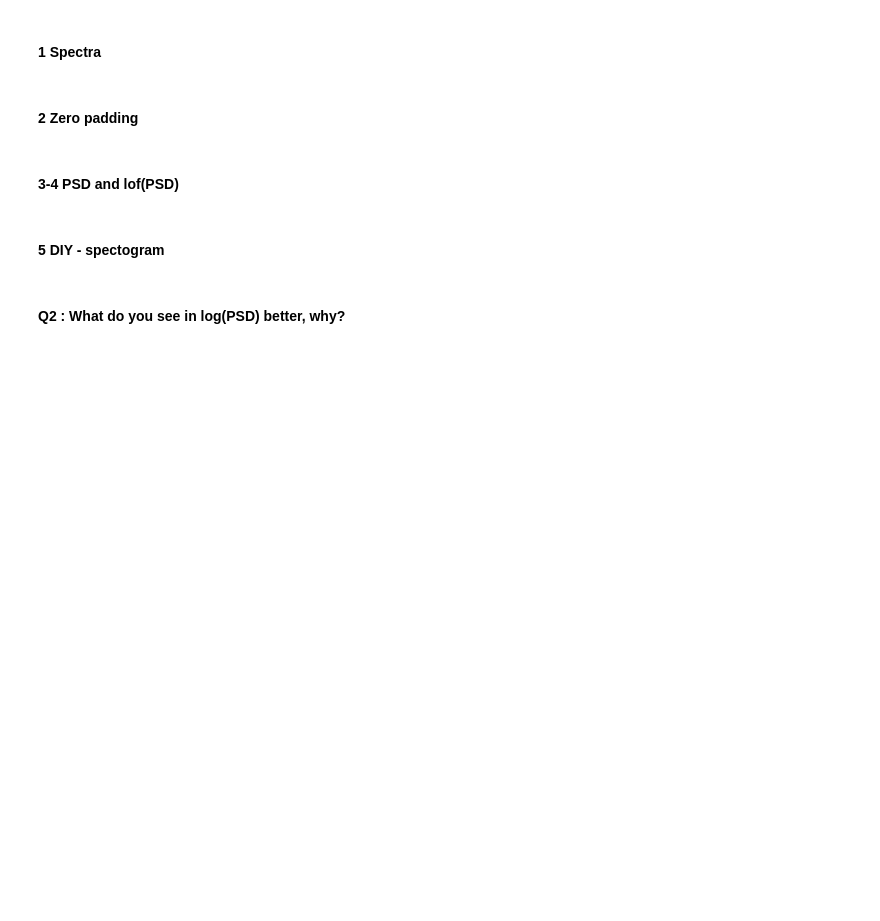
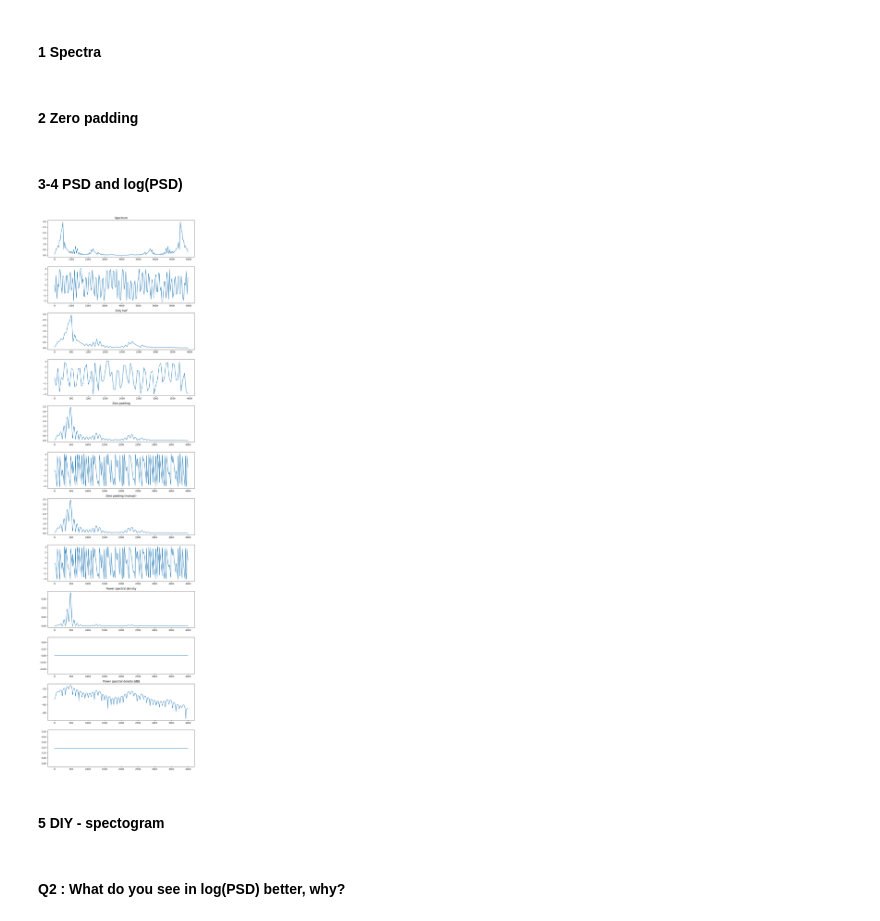
Before and after one commit to Marek324/butfit-zre-labs, a Jupyter notebook: cv1.ipynb, the cells around one changed output. Drawn from its saved outputs; the diff is of its cells as text; code cells hidden in the pictures; blank space fills up the shorter version.

```diff
--- a/cv1.ipynb
+++ b/cv1.ipynb
@@ -147,7 +308,57 @@ Let's analyse 1 frame...
 # %% [markdown]
 #### 2 Zero padding
 # %% [markdown]
-#### 3-4 PSD and lof(PSD)
+#### 3-4 PSD and log(PSD)
+# %%
+def frequencies(X, N, Fs=8000):
+    return np.arange(X.shape[0]) * Fs / N
+
+x = sc_frames[10]
+X = np.fft.fft(x)
+N = X.shape[0]
+f1 = frequencies(X, N)
+
+fig, ax = plt.subplots(12, 1, figsize=(10,35))
+
+ax[0].set_title('Spectrum')
+ax[0].plot(f1, np.abs(X))
+ax[1].plot(f1, np.angle(X))
+
+ax[2].set_title('Only half')
+ax[2].plot(f1[:N//2], np.abs(X)[:N//2])
+ax[3].plot(f1[:N//2], np.angle(X)[:N//2])
+
+X = np.fft.fft(x, n=1024)
+N = X.shape[0]
+f2 = frequencies(X, N)
+f2 = f2[:N//2]
+ax[4].set_title('Zero padding')
+ax[4].plot(f2, np.abs(X)[:N//2])
+ax[5].plot(f2, np.angle(X)[:N//2])
+
+
+X = np.fft.fft(np.pad(x, (0, 1024 - len(x))))
+N = X.shape[0]
+ax[6].set_title('Zero padding (manual)')
+ax[6].plot(f2, np.abs(X)[:N//2])
+ax[7].plot(f2, np.angle(X)[:N//2])
+
+X = 1/len(x) *(np.abs(np.fft.fft(x, n=1024))**2)
+N = X.shape[0]
+ax[8].set_title('Power spectral density')
+ax[8].plot(f2, X[:N//2])
+ax[9].plot(f2, np.angle(X)[:N//2])
+
+X = 10*np.log10(1/160*(np.abs(np.fft.fft(x, n=1024))**2))
+N = X.shape[0]
+ax[10].set_title('Power spectral density [dB]')
+ax[10].plot(f2, X[:N//2])
+ax[11].plot(f2, np.angle(X)[:N//2])
+
+plt.tight_layout()
+plt.show()
+# %% [output]
+[figure, added]
 # %% [markdown]
 #### 5 DIY - spectogram
 # %% [markdown]
```
Also changed, not shown: parts of 10 cells of this notebook.
